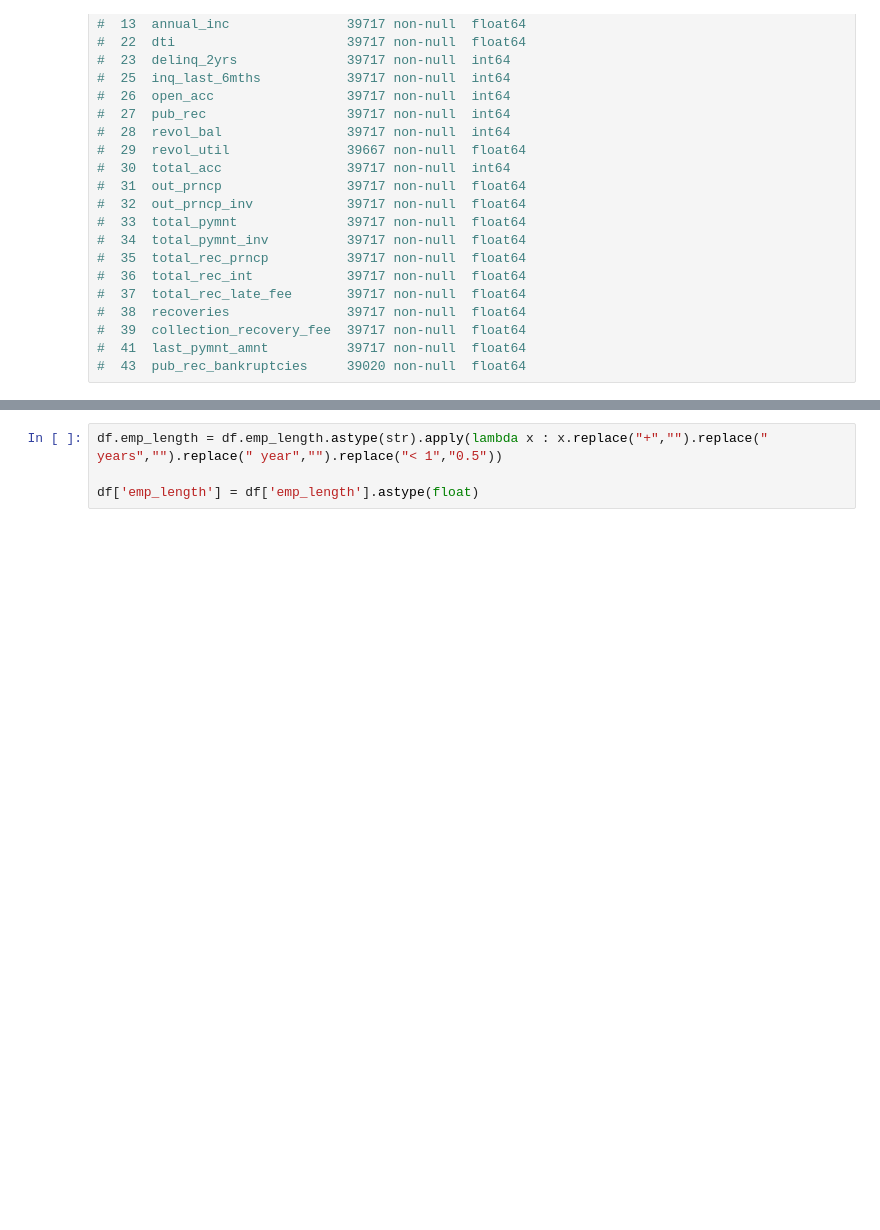
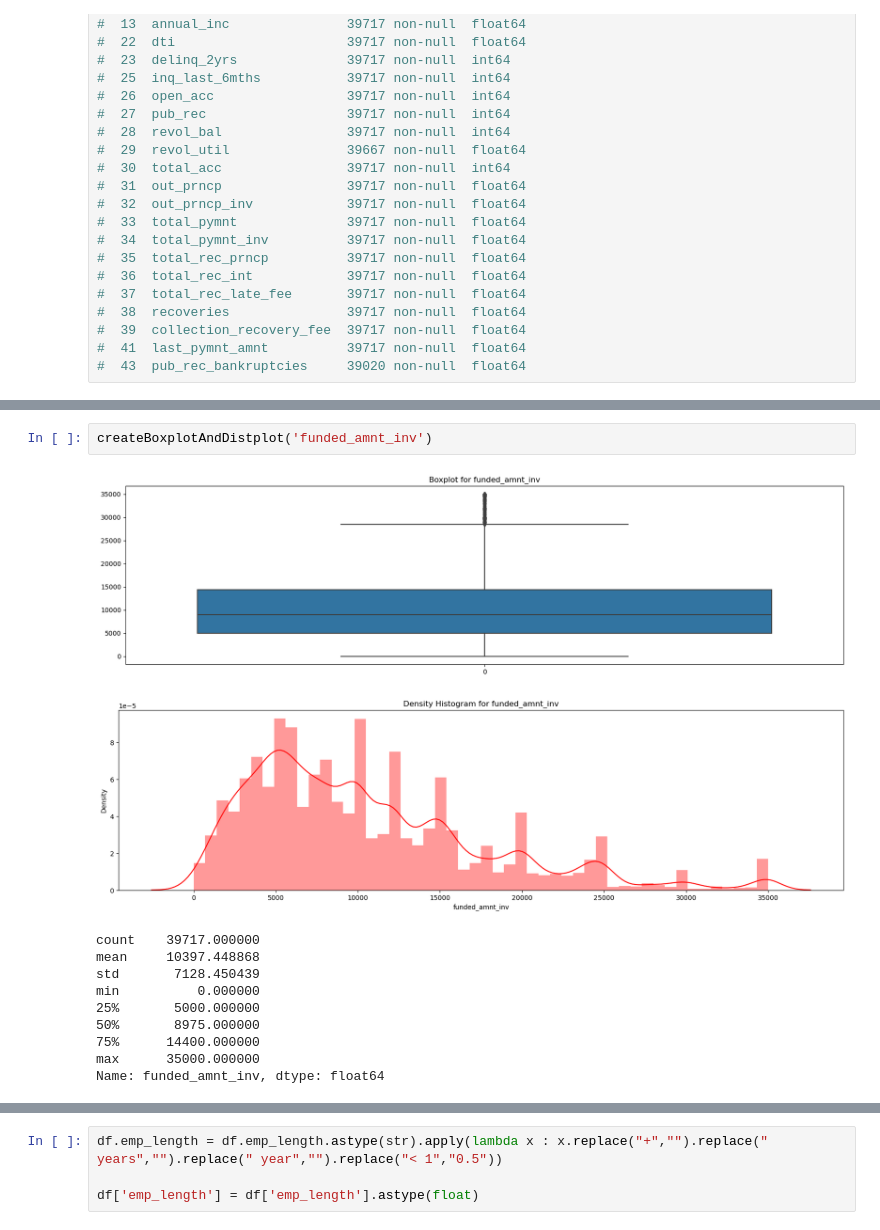
Before and after one commit to saurabhbhargava6/Lending-Case-Study, a Jupyter notebook: LendingClub_CaseStudy.ipynb, the cells around one changed output, grey strips where cells are left out. Drawn from its saved outputs; the diff is of its cells as text; blank space fills up the shorter version.

```diff
--- a/LendingClub_CaseStudy.ipynb
+++ b/LendingClub_CaseStudy.ipynb
@@ -824,0 +579,14 @@ Name: pub_rec_bankruptcies, dtype: float64
+# %%
+createBoxplotAndDistplot('funded_amnt_inv')
+# %% [output]
+[figure, added]
+[figure, added]
+count    39717.000000
+mean     10397.448868
+std       7128.450439
+min          0.000000
+25%       5000.000000
+50%       8975.000000
+75%      14400.000000
+max      35000.000000
+Name: funded_amnt_inv, dtype: float64
```
Also changed, not shown: parts of 84 cells of this notebook.
